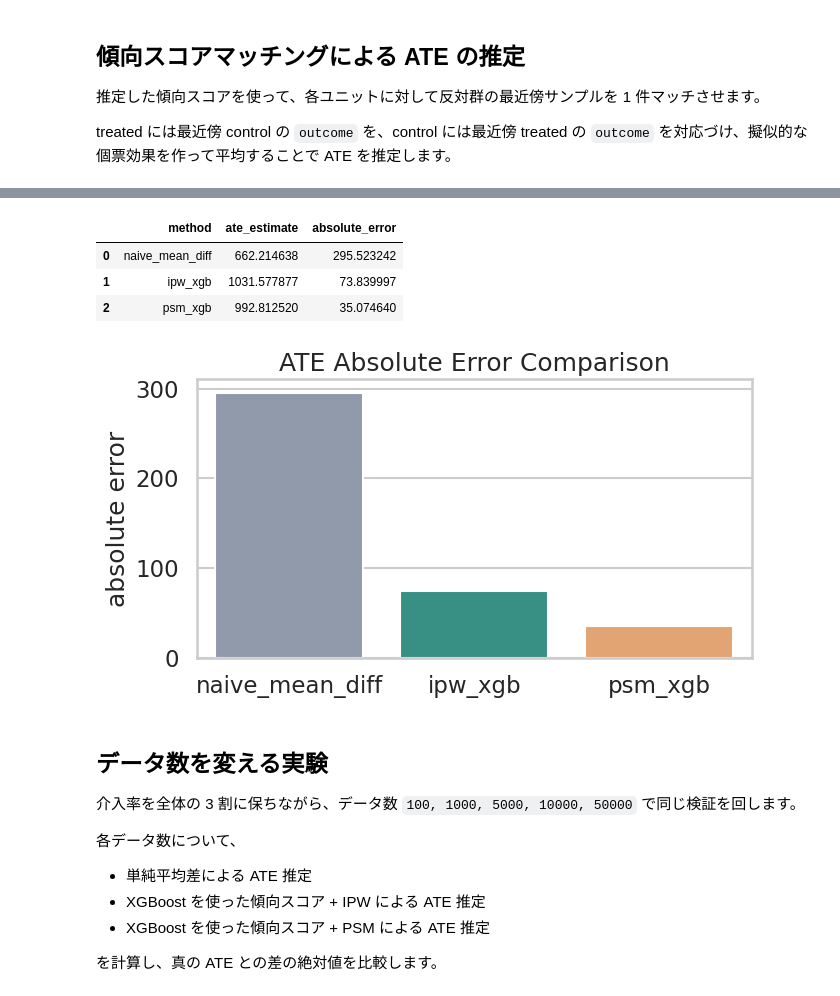
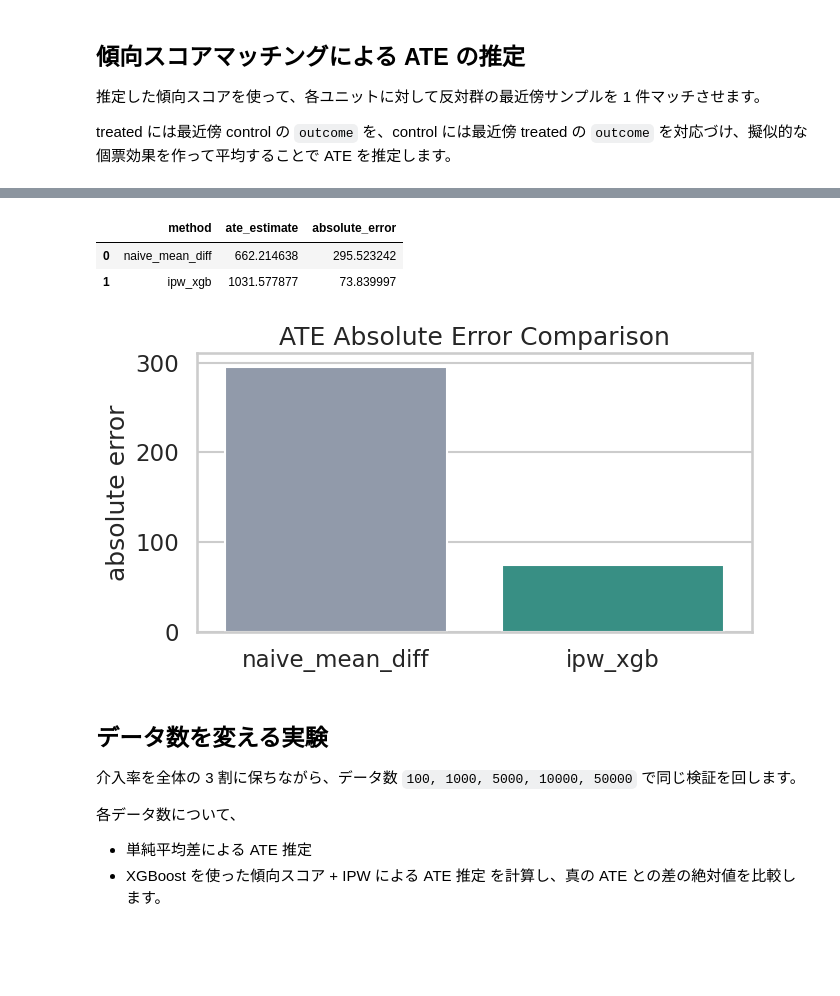
Before and after one commit to qgatsu/blog, a Jupyter notebook: 05.effectiveness/02.propencity_score.ipynb, the cells around one changed output, grey strips where cells are left out. Saved outputs shown, nothing was run; the diff lists cells and outputs as text; code cells hidden in the pictures; blank space fills up the shorter version.

```diff
--- a/05.effectiveness/02.propencity_score.ipynb
+++ b/05.effectiveness/02.propencity_score.ipynb
@@ -405,27 +344,26 @@ plt.show()
 # %%
 comparison_df = pd.DataFrame(
     {
-        "method": ["naive_mean_diff", "ipw_xgb", "psm_xgb"],
-        "ate_estimate": [tau_hat_naive, ate_ipw, psm_ate],
-        "absolute_error": [ate_error_naive, ate_error_ipw, ate_error_psm],
+        "method": ["naive_mean_diff", "ipw_xgb"],
+        "ate_estimate": [tau_hat_naive, ate_ipw],
+        "absolute_error": [ate_error_naive, ate_error_ipw],
     }
 )
 
 display(comparison_df)
 
 plt.figure(figsize=(7, 4))
-sns.barplot(data=comparison_df, x="method", y="absolute_error", hue="method", palette=["#8d99ae", "#2a9d8f", "#f4a261"], legend=False)
+sns.barplot(data=comparison_df, x="method", y="absolute_error", hue="method", palette=["#8d99ae", "#2a9d8f"], legend=False)
 plt.title("ATE Absolute Error Comparison")
 plt.ylabel("absolute error")
 plt.xlabel("")
 plt.tight_layout()
 plt.show()
 # %% [output]
 |  | method | ate_estimate | absolute_error |
 | 0 | naive_mean_diff | 662.214638 | 295.523242 |
 | 1 | ipw_xgb | 1031.577877 | 73.839997 |
-| 2 | psm_xgb | 992.812520 | 35.074640 |
-[figure, old version]
+[figure, new version]
 # %% [markdown]
 ## データ数を変える実験
 
@@ -435,8 +373,6 @@ plt.show()
 
 - 単純平均差による ATE 推定
 - XGBoost を使った傾向スコア + IPW による ATE 推定
-- XGBoost を使った傾向スコア + PSM による ATE 推定
-
 を計算し、真の ATE との差の絶対値を比較します。
 # %%
 sample_sizes = [100, 1000, 5000, 10000, 50000]
```
Also changed, not shown: parts of 7 cells of this notebook, 5 other files.
